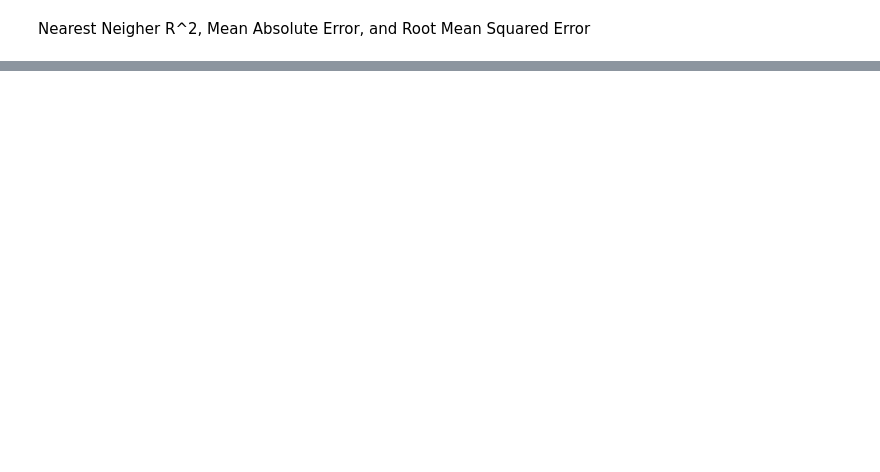
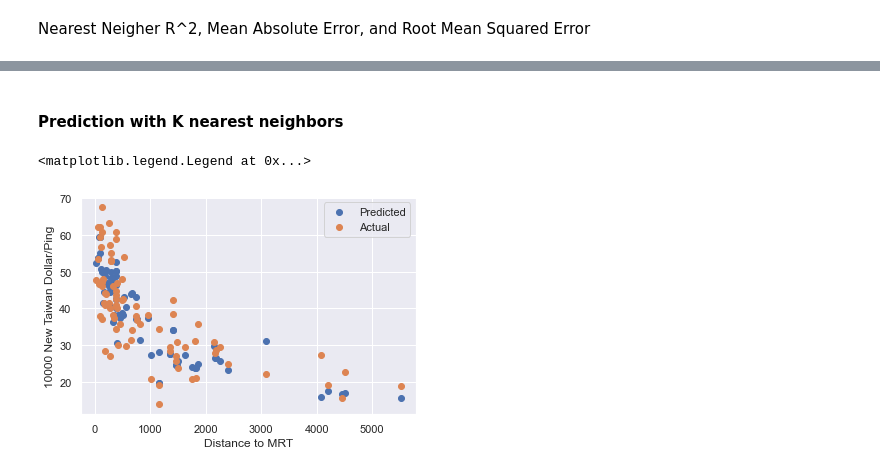
Before and after one commit to khalid4747/CSC57, a Jupyter notebook: RealEstate.ipynb, the cells around one changed output, grey strips where cells are left out. Saved outputs shown, nothing was run; the diff lists cells and outputs as text; code cells hidden in the pictures; blank space fills up the shorter version.

```diff
--- a/RealEstate.ipynb
+++ b/RealEstate.ipynb
@@ -216,0 +217,11 @@ plt.show()
+# %% [markdown]
+#### Prediction with K nearest neighbors
+# %%
+plt.scatter(x=X_test['X3-D-MRT'],y=y_prediction , label='Predicted')
+plt.scatter(x=X_test['X3-D-MRT'],y=y_test, label='Actual')
+plt.ylabel("10000 New Taiwan Dollar/Ping")
+plt.xlabel("Distance to MRT")
+plt.legend()
+# %% [output]
+<matplotlib.legend.Legend at 0x...>
+[figure, added]
```
Also changed, not shown: parts of 7 cells of this notebook.
